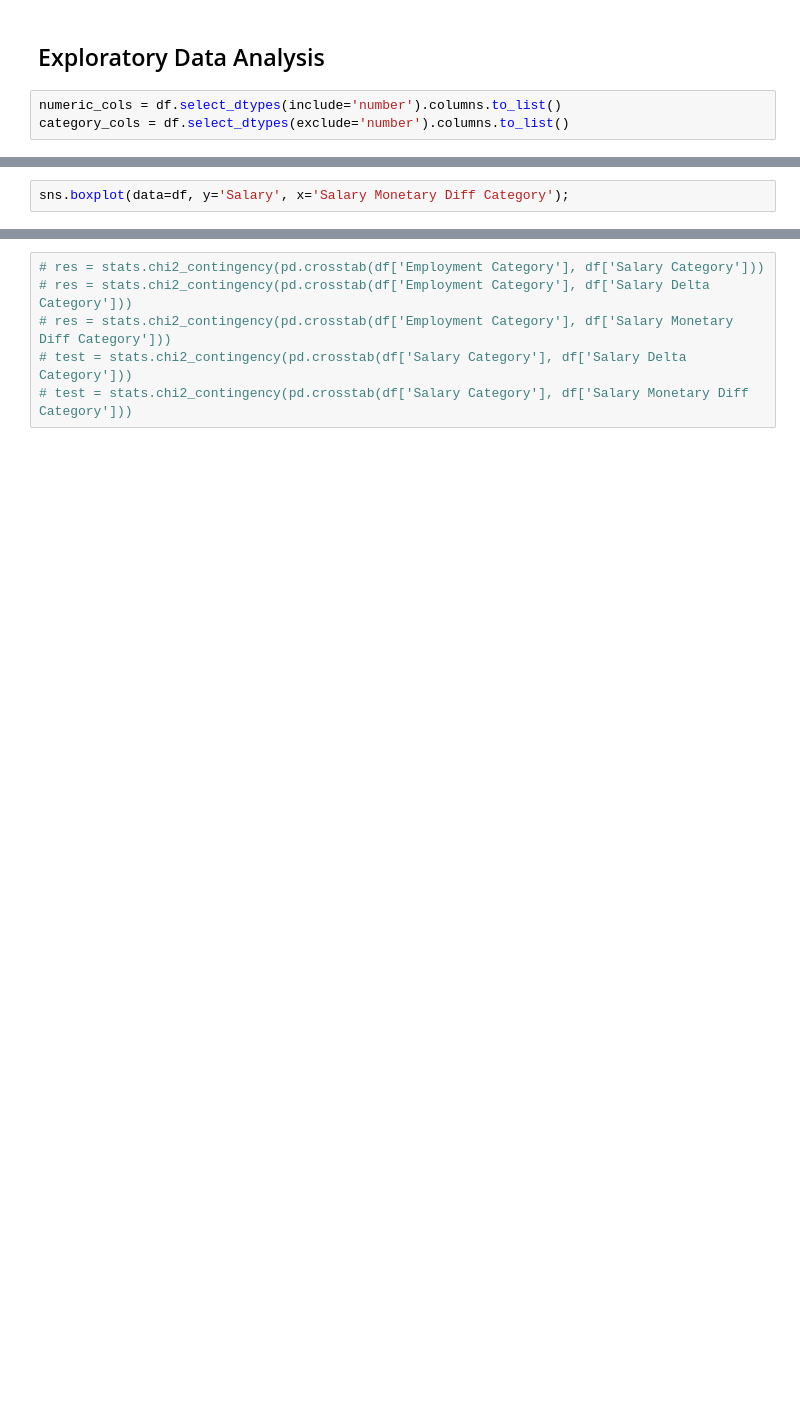
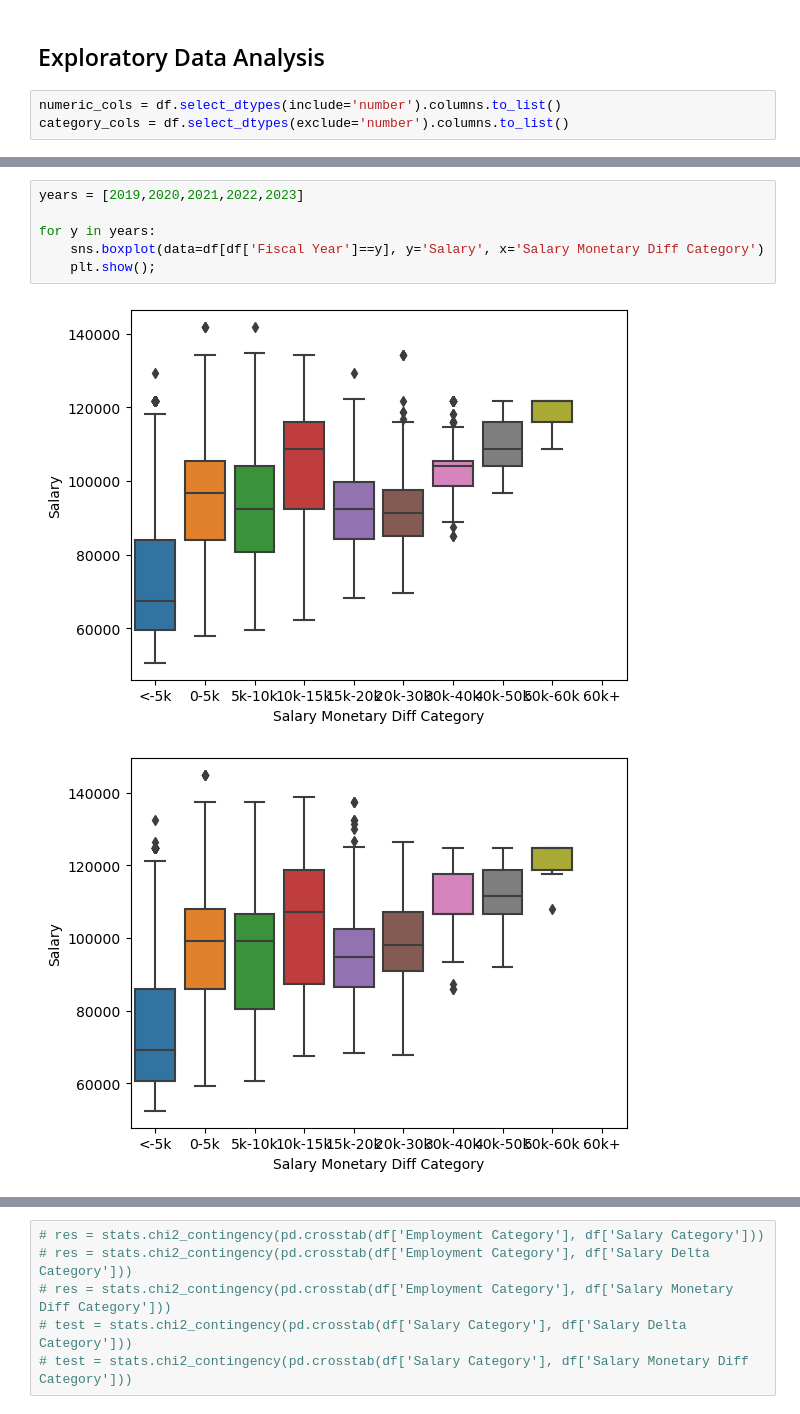
Before and after one commit to Anias-clo/Teacher_Payroll_Analysis, a Jupyter notebook: poc.ipynb, the cells around one changed output, grey strips where cells are left out. Drawn from its saved outputs; the diff is of its cells as text; blank space fills up the shorter version.

Commit message:
Half of all teachers employed during 2022 and 2023 fiscal years receieved less money YoY. Significantly more than prior years. Does the UFT's new salary schedules renegotiate salaries?

```diff
--- a/poc.ipynb
+++ b/poc.ipynb
@@ -191,2 +331,9 @@ sns.boxplot(data=df, y='Salary', x='Salary Delta Category');
 # %%
-sns.boxplot(data=df, y='Salary', x='Salary Monetary Diff Category');
+years = [2019,2020,2021,2022,2023]
+
+for y in years:
+    sns.boxplot(data=df[df['Fiscal Year']==y], y='Salary', x='Salary Monetary Diff Category')
+    plt.show();
+# %% [output]
+[figure, added]
+[figure, added]
```
Also changed, not shown: parts of 23 cells of this notebook, 2 other files.
